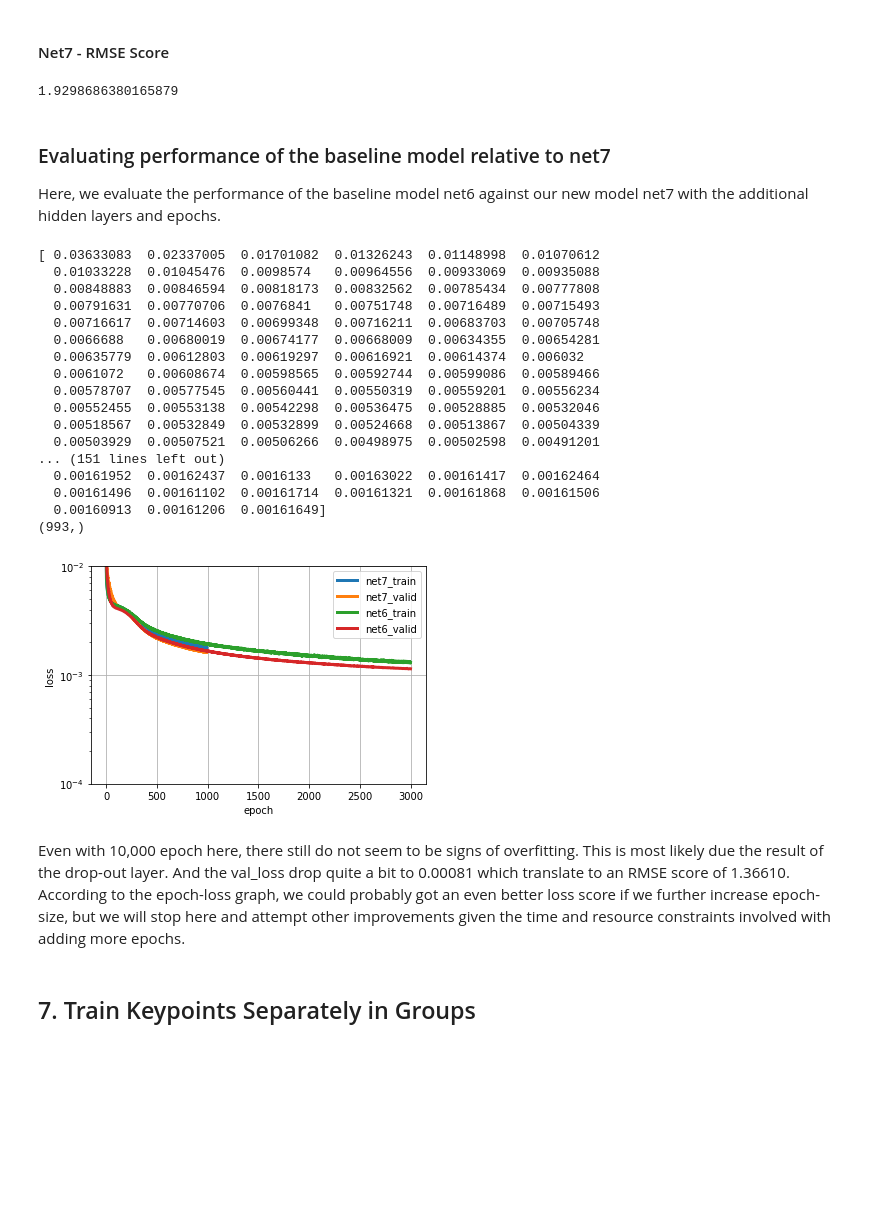
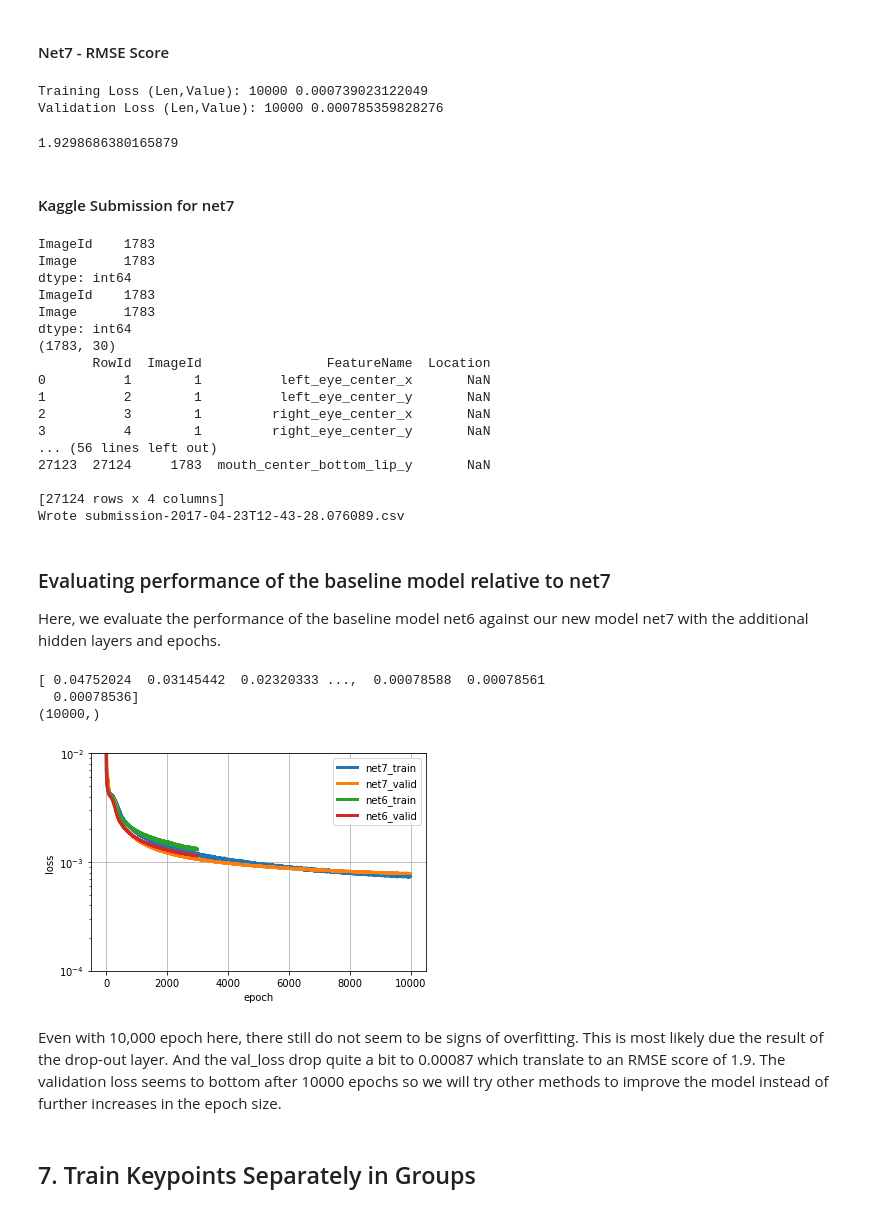
Before and after one commit to dorairajsanjay/W207Spring2017_FacialKeyPointsDetection, a Jupyter notebook: Improvement/Facial_Keypoint_Final.ipynb, the cells around one changed output. Saved outputs shown, nothing was run; the diff lists cells and outputs as text; code cells hidden in the pictures; blank space fills up the shorter version.

Commit message:
ongoing improvements to project

```diff
--- a/Improvement/Facial_Keypoint_Final.ipynb
+++ b/Improvement/Facial_Keypoint_Final.ipynb
@@ -485,64 +483,88 @@ right_eye_outer_corner_y     2268
 # %% [markdown]
 #### Net7 - RMSE Score
-# %%
-### RMSE score of baseline model
-validation_loss = 0.00161649
-
-np.sqrt(validation_loss)*48 # normalize to [-1,1]
-# %% [output]
-1.9298686380165879
+# %%
+pickleFile = "/home/sdorairaj/dev/W207Spring2017_FacialKeyPointsDetection_Misc/net7_10000epochs.pickle"
+
+net7 = pickle.load(open(pickleFile,'rb'))
+
+train_loss = np.array([i["train_loss"] for i in net7.train_history_])
+valid_loss = np.array([i["valid_loss"] for i in net7.train_history_])
+
+print "Training Loss (Len,Value):",len(train_loss),train_loss[-1]
+print "Validation Loss (Len,Value):",len(valid_loss),valid_loss[-1]
+
+### RMSE score of baseline model
+validation_loss = 0.00161649
+
+np.sqrt(validation_loss)*48 # normalize to [-1,1]
+# %% [output]
+Training Loss (Len,Value): 10000 0.000739023122049
+Validation Loss (Len,Value): 10000 0.000785359828276
+1.9298686380165879
+# %% [markdown]
+#### Kaggle Submission for net7
+# %%
+pickleFile = "/home/sdorairaj/dev/W207Spring2017_FacialKeyPointsDetection_Misc/net7_10000epochs.pickle"
+submit_model(pickleFile)
+# %% [output]
+ImageId    1783
+Image      1783
+dtype: int64
+ImageId    1783
+Image      1783
+dtype: int64
+(1783, 30)
+       RowId  ImageId                FeatureName  Location
+0          1        1          left_eye_center_x       NaN
+1          2        1          left_eye_center_y       NaN
+2          3        1         right_eye_center_x       NaN
+3          4        1         right_eye_center_y       NaN
+... (56 lines left out)
+27123  27124     1783  mouth_center_bottom_lip_y       NaN
+
+[27124 rows x 4 columns]
+Wrote submission-2017-04-23T12-43-28.076089.csv
 # %% [markdown]
 ### Evaluating performance of the baseline model relative to net7
 
 Here, we evaluate the performance of the baseline model net6 against our new model net7 with the additional hidden layers and epochs.
 # %%
 # Load from pickle file after first run
-net6 = pickle.load(open('net6.pickle','rb'))
-net7 = pickle.load(open('net7.pickle','rb'))
+net6_pickle_file = "/home/sdorairaj/dev/W207Spring2017_FacialKeyPointsDetection_Misc/net6.pickle"
+net7_pickle_file = "/home/sdorairaj/dev/W207Spring2017_FacialKeyPointsDetection_Misc/net7_10000epochs.pickle"
+
+net6 = pickle.load(open(net6_pickle_file,'rb'))
+net7 = pickle.load(open(net7_pickle_file,'rb'))
 
 # plot
 net7_train_loss = np.array([i["train_loss"] for i in net7.train_history_])
 net7_valid_loss = np.array([i["valid_loss"] for i in net7.train_history_])
 net6_train_loss = np.array([i["train_loss"] for i in net6.train_history_])
 net6_valid_loss = np.array([i["valid_loss"] for i in net6.train_history_])
 
 print net7_valid_loss
 print net7_valid_loss.shape
 
 pyplot.plot(net7_train_loss, linewidth=3, label="net7_train")
 pyplot.plot(net7_valid_loss, linewidth=3, label="net7_valid")
 pyplot.plot(net6_train_loss, linewidth=3, label="net6_train")
 pyplot.plot(net6_valid_loss, linewidth=3, label="net6_valid")
 
 pyplot.grid()
 pyplot.legend()
 pyplot.xlabel("epoch")
 pyplot.ylabel("loss")
 pyplot.ylim(1e-4, 1e-2)
 pyplot.yscale("log")
 
 pyplot.show()
 # %% [output]
-[ 0.03633083  0.02337005  0.01701082  0.01326243  0.01148998  0.01070612
-  0.01033228  0.01045476  0.0098574   0.00964556  0.00933069  0.00935088
-  0.00848883  0.00846594  0.00818173  0.00832562  0.00785434  0.00777808
-  0.00791631  0.00770706  0.0076841   0.00751748  0.00716489  0.00715493
-  0.00716617  0.00714603  0.00699348  0.00716211  0.00683703  0.00705748
-  0.0066688   0.00680019  0.00674177  0.00668009  0.00634355  0.00654281
-  0.00635779  0.00612803  0.00619297  0.00616921  0.00614374  0.006032
-  0.0061072   0.00608674  0.00598565  0.00592744  0.00599086  0.00589466
-  0.00578707  0.00577545  0.00560441  0.00550319  0.00559201  0.00556234
-  0.00552455  0.00553138  0.00542298  0.00536475  0.00528885  0.00532046
-  0.00518567  0.00532849  0.00532899  0.00524668  0.00513867  0.00504339
-  0.00503929  0.00507521  0.00506266  0.00498975  0.00502598  0.00491201
-... (151 lines left out)
-  0.00161952  0.00162437  0.0016133   0.00163022  0.00161417  0.00162464
-  0.00161496  0.00161102  0.00161714  0.00161321  0.00161868  0.00161506
-  0.00160913  0.00161206  0.00161649]
-(993,)
+[ 0.04752024  0.03145442  0.02320333 ...,  0.00078588  0.00078561
+  0.00078536]
+(10000,)
-[figure, old version]
+[figure, new version]
 # %% [markdown]
-Even with 10,000 epoch here, there still do not seem to be signs of overfitting. This is most likely due the result of the drop-out layer. And the val_loss drop quite a bit to 0.00081 which translate to an RMSE score of 1.36610. According to the epoch-loss graph, we could probably got an even better loss score if we further increase epoch-size, but we will stop here and attempt other improvements given the time and resource constraints involved with adding more epochs.
+Even with 10,000 epoch here, there still do not seem to be signs of overfitting. This is most likely due the result of the drop-out layer. And the val_loss drop quite a bit to 0.00087 which translate to an RMSE score of 1.9. The validation loss seems to bottom after 10000 epochs so we will try other methods to improve the model instead of further increases in the epoch size.
 # %% [markdown]
 ## 7. Train Keypoints Separately in Groups
 # %% [markdown]
```
Also changed, not shown: parts of 11 cells of this notebook.
